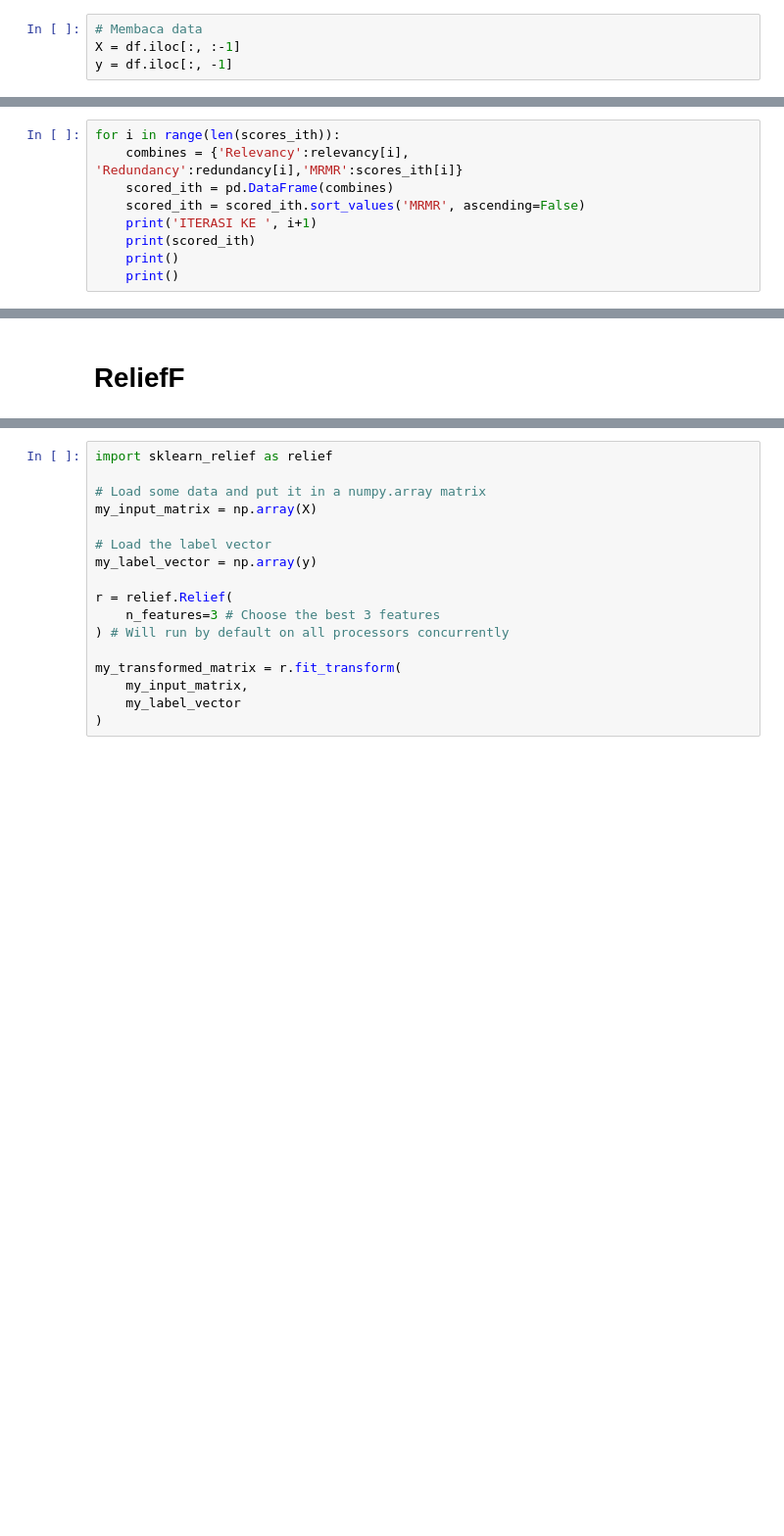
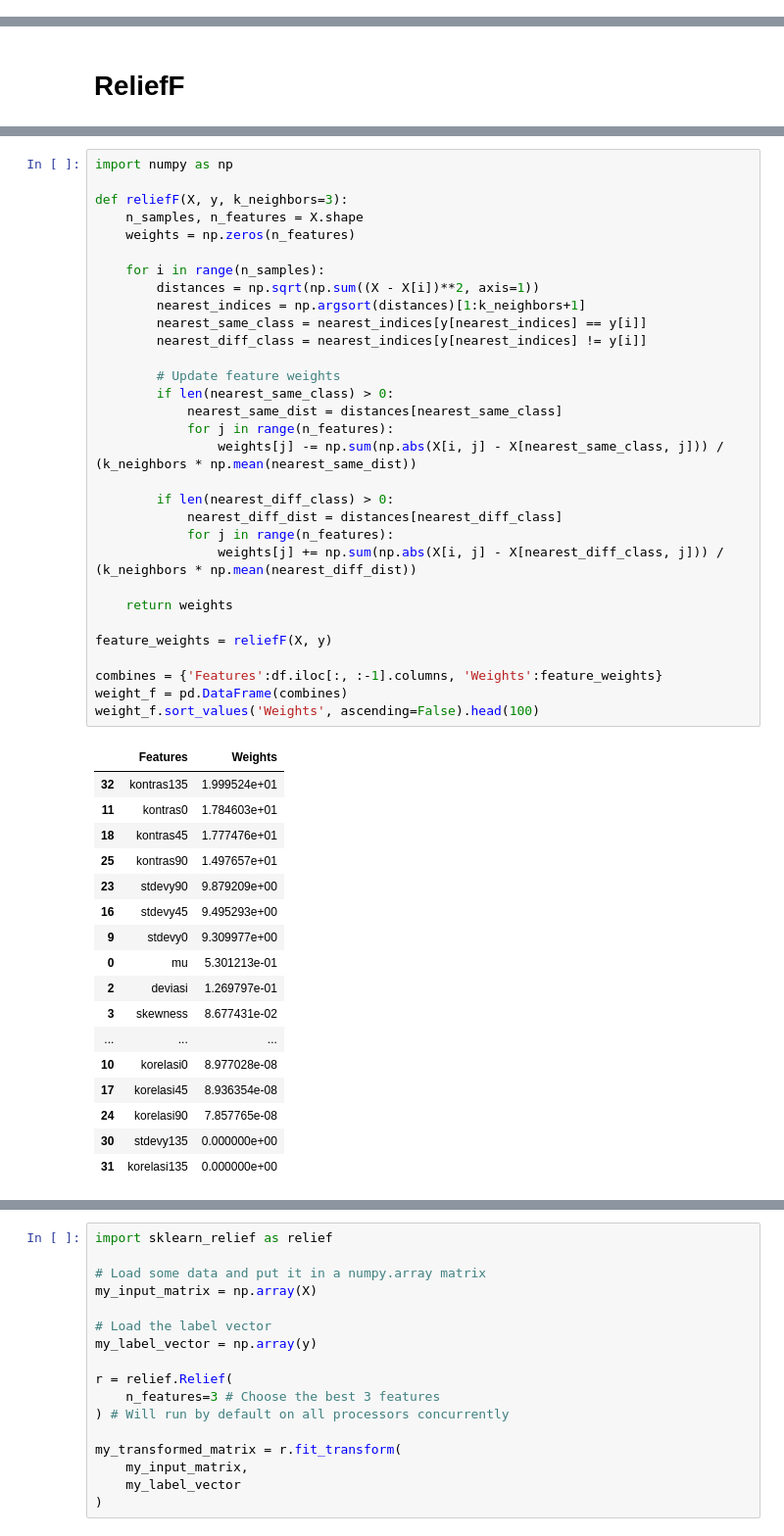
Before and after one commit to agung-madani/feature-selection, a Jupyter notebook: Feature Selection Testing.ipynb, the cells around one changed output, grey strips where cells are left out. Shown at 98% size. Saved outputs shown, nothing was run; the diff lists cells and outputs as text; blank space fills up the shorter version.

```diff
--- a/Feature Selection Testing.ipynb
+++ b/Feature Selection Testing.ipynb
@@ -94,4 +91,0 @@ df.to_csv('my_data.csv', index=False)
-# %%
-# Membaca data
-X = df.iloc[:, :-1]
-y = df.iloc[:, -1]
@@ -227,9 +101,0 @@ score_df = pd.DataFrame(scores, columns=['mRMR', 'Highest_score_each_iteration']
-# %%
-for i in range(len(scores_ith)):
-    combines = {'Relevancy':relevancy[i], 'Redundancy':redundancy[i],'MRMR':scores_ith[i]}
-    scored_ith = pd.DataFrame(combines)
-    scored_ith = scored_ith.sort_values('MRMR', ascending=False)
-    print('ITERASI KE ', i+1)
-    print(scored_ith)
-    print()
-    print()
@@ -368,0 +132,49 @@ result_chi.head(100)
+# %%
+import numpy as np
+
+def reliefF(X, y, k_neighbors=3):
+    n_samples, n_features = X.shape
+    weights = np.zeros(n_features)
+
+    for i in range(n_samples):
+        distances = np.sqrt(np.sum((X - X[i])**2, axis=1))
+        nearest_indices = np.argsort(distances)[1:k_neighbors+1]
+        nearest_same_class = nearest_indices[y[nearest_indices] == y[i]]
+        nearest_diff_class = nearest_indices[y[nearest_indices] != y[i]]
+
+        # Update feature weights
+        if len(nearest_same_class) > 0:
+            nearest_same_dist = distances[nearest_same_class]
+            for j in range(n_features):
+                weights[j] -= np.sum(np.abs(X[i, j] - X[nearest_same_class, j])) / (k_neighbors * np.mean(nearest_same_dist))
+
+        if len(nearest_diff_class) > 0:
+            nearest_diff_dist = distances[nearest_diff_class]
+            for j in range(n_features):
+                weights[j] += np.sum(np.abs(X[i, j] - X[nearest_diff_class, j])) / (k_neighbors * np.mean(nearest_diff_dist))
+
+    return weights
+
+feature_weights = reliefF(X, y)
+
+combines = {'Features':df.iloc[:, :-1].columns, 'Weights':feature_weights}
+weight_f = pd.DataFrame(combines)
+weight_f.sort_values('Weights', ascending=False).head(100)
+# %% [output]
+|  | Features | Weights |
+| 32 | kontras135 | 1.999524e+01 |
+| 11 | kontras0 | 1.784603e+01 |
+| 18 | kontras45 | 1.777476e+01 |
+| 25 | kontras90 | 1.497657e+01 |
+| 23 | stdevy90 | 9.879209e+00 |
+| 16 | stdevy45 | 9.495293e+00 |
+| 9 | stdevy0 | 9.309977e+00 |
+| 0 | mu | 5.301213e-01 |
+| 2 | deviasi | 1.269797e-01 |
+| 3 | skewness | 8.677431e-02 |
+| ... | ... | ... |
+| 10 | korelasi0 | 8.977028e-08 |
+| 17 | korelasi45 | 8.936354e-08 |
+| 24 | korelasi90 | 7.857765e-08 |
+| 30 | stdevy135 | 0.000000e+00 |
+| 31 | korelasi135 | 0.000000e+00 |
```
Also changed, not shown: parts of 24 cells of this notebook, 1 other file.
